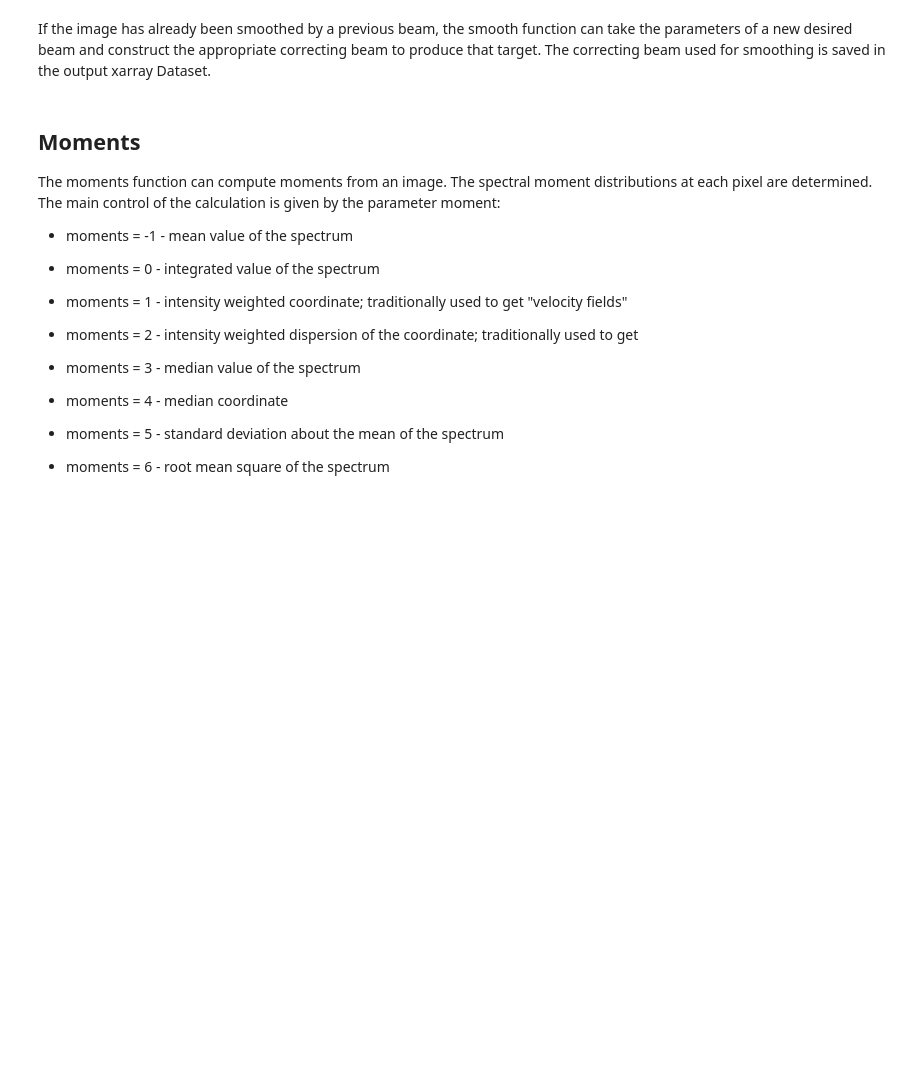
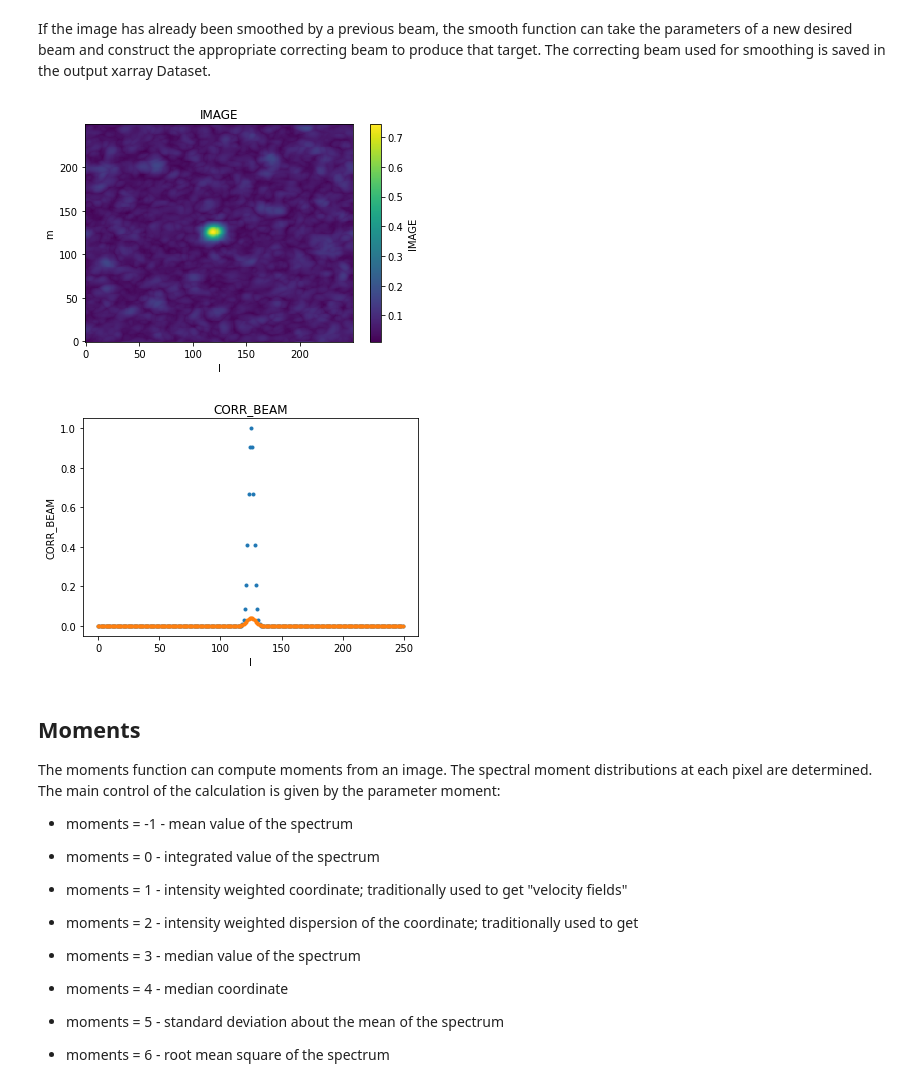
Before and after one commit to casangi/cngi_prototype, a Jupyter notebook: docs/images.ipynb, the cells around one changed output. Drawn from its saved outputs; the diff is of its cells as text; code cells hidden in the pictures; blank space fills up the shorter version.

```diff
--- a/docs/images.ipynb
+++ b/docs/images.ipynb
@@ -385,9 +396,12 @@ If the image has already been smoothed by a previous beam, the smooth function c
 # %%
 image_xds3 = smooth(image_xds2, kernel='gaussian', size=(1., 1., 60.), current=(0.65305, 0.50467, -66.), name='CORR_BEAM')
 
 implot(image_xds3.IMAGE)
-implot(image_xds3.RESTORING_BEAM, axis='d0', chans=5, drawplot=False)
-implot(image_xds3.CORR_BEAM, axis='d0', overplot=True)
+implot(image_xds3.RESTORING_BEAM, axis='l', chans=5, drawplot=False)
+implot(image_xds3.CORR_BEAM, axis='l', overplot=True)
+# %% [output]
+[figure, added]
+[figure, added]
 # %% [markdown]
 
 
```
Also changed, not shown: parts of 17 cells of this notebook.
